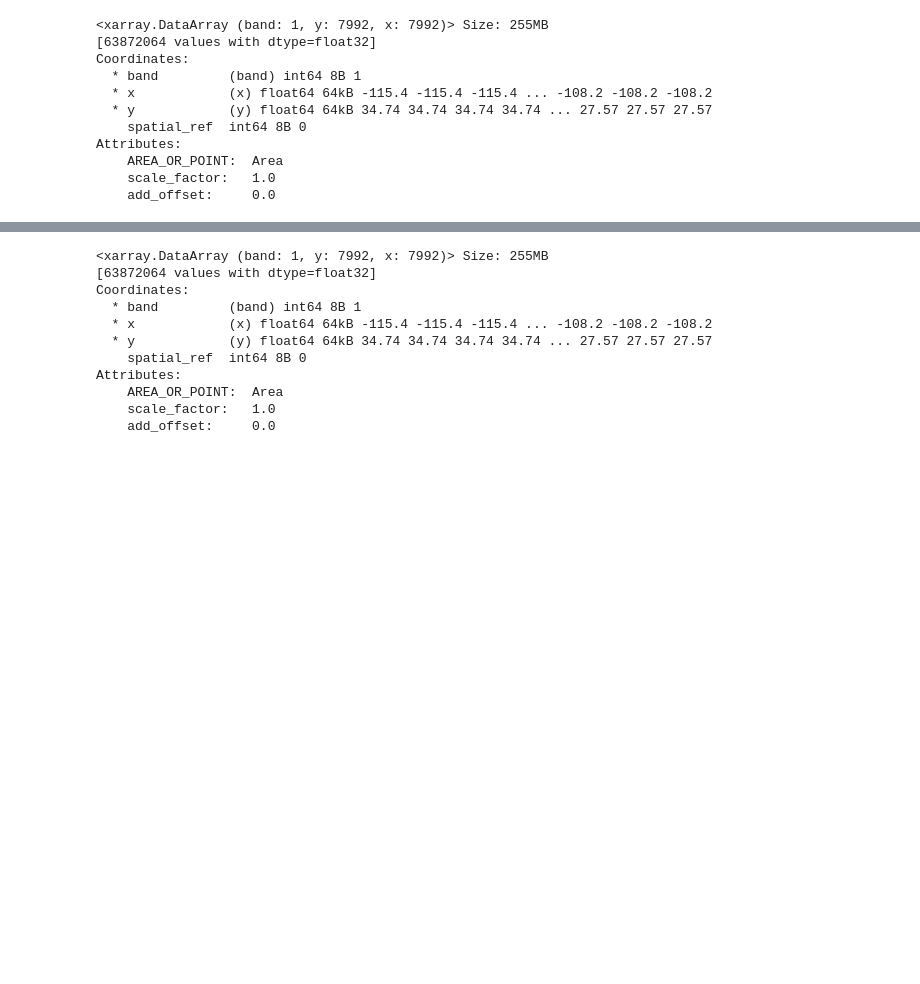
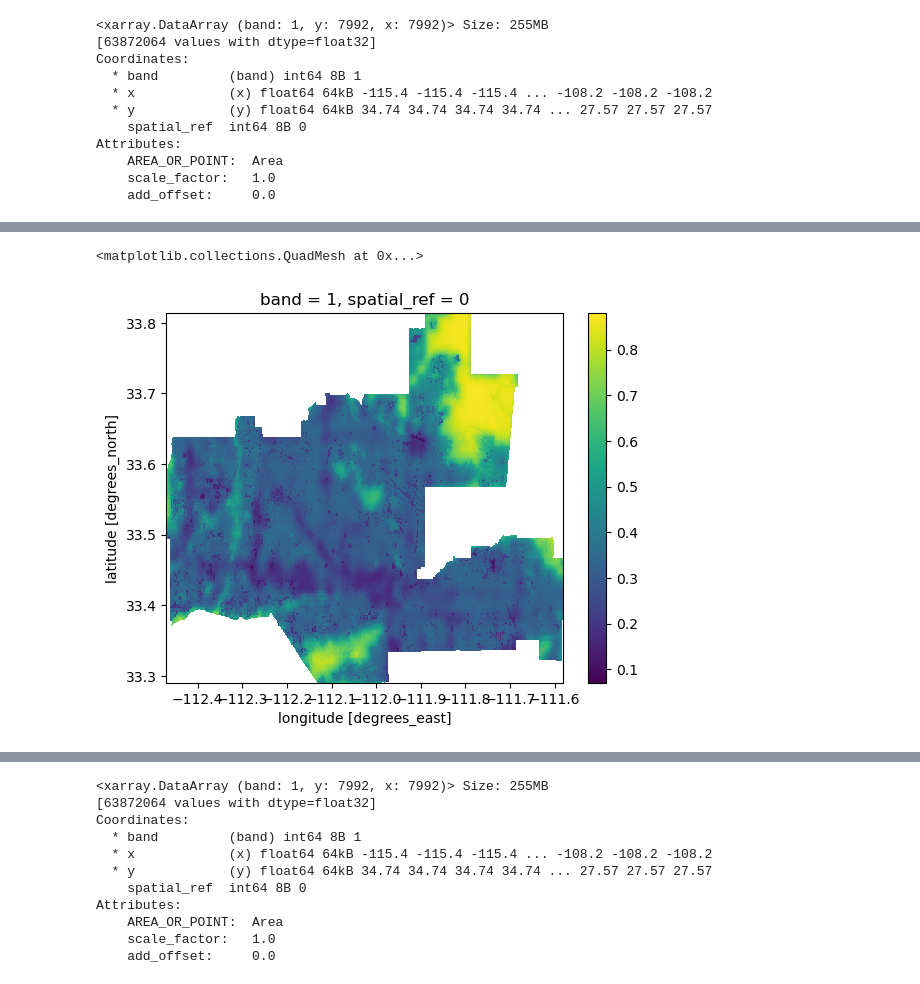
Before and after one commit to marietolteca00/biodiversity_intact_phoenix, a Jupyter notebook: final_task2_biodiv_intact.ipynb, the cells around one changed output, grey strips where cells are left out. Saved outputs shown, nothing was run; the diff lists cells and outputs as text; code cells hidden in the pictures; blank space fills up the shorter version.

```diff
--- a/final_task2_biodiv_intact.ipynb
+++ b/final_task2_biodiv_intact.ipynb
@@ -180,0 +235,9 @@ Attributes:
+# %%
+# Combine with pheonix
+raster_2017_clip = raster_2017_clip.rio.clip(phoenix_match.geometry)
+
+# View
+raster_2017_clip.plot()
+# %% [output]
+<matplotlib.collections.QuadMesh at 0x...>
+[figure, added]
```
Also changed, not shown: parts of 40 cells of this notebook, 1 other file.
